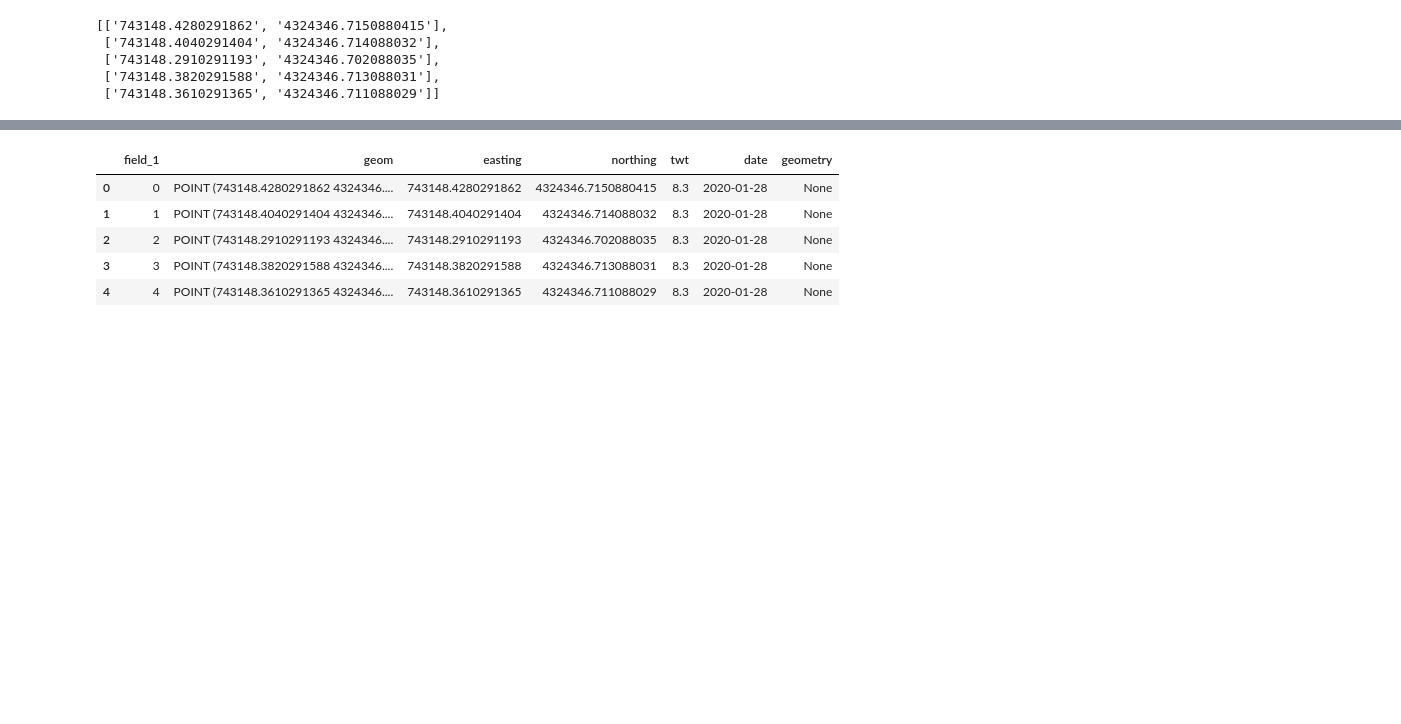
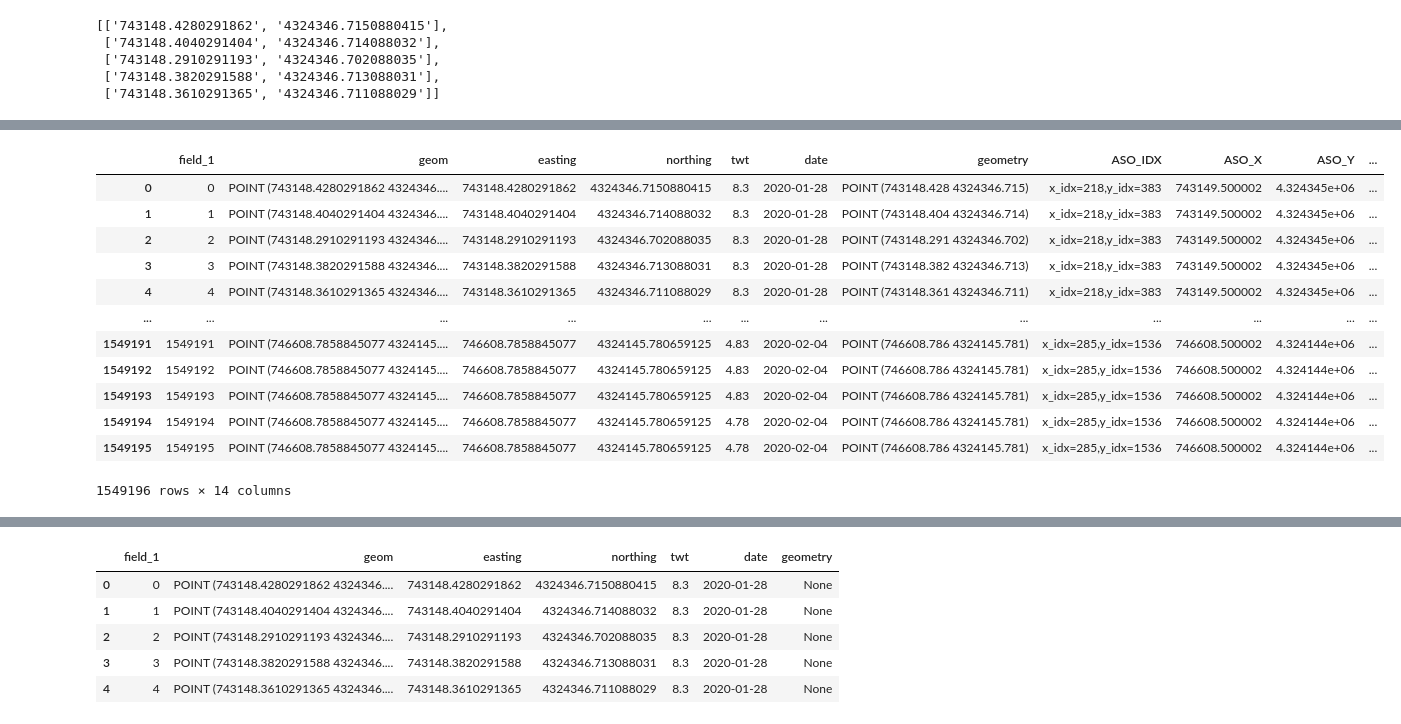
Before and after one commit to snowex-hackweek/coldfusion, a Jupyter notebook: contributors/sethv/database_query_tests.ipynb, the cells around one changed output, grey strips where cells are left out. Saved outputs shown, nothing was run; the diff lists cells and outputs as text; code cells hidden in the pictures; blank space fills up the shorter version.

```diff
--- a/contributors/sethv/database_query_tests.ipynb
+++ b/contributors/sethv/database_query_tests.ipynb
@@ -508,6 +549,7 @@ query = query.filter(gfunc.ST_Intersects(ImageData.raster, wkb_element))
 result = query.all()
 print(result)
 
-aso_2020_02_13_raster = raster_to_rasterio(session, result)[0].read(1, masked=True)
+aso_2020_02_13_rio = raster_to_rasterio(session, result)[0]
+aso_2020_02_13_raster = aso_2020_02_13_rio.read(1, masked=True)
 # %% [output]
 [(<memory at 0x...>,)]
@@ -542,0 +558,16 @@ numpy.ma.core.MaskedArray
+# %%
+%%time
+# Retrieve ASO SWE tiles for this date and bbox
+# https://snowexsql.readthedocs.io/en/latest/gallery/raster_union_and_more_example.html
+query = session.query(func.ST_AsTiff(func.ST_Clip(func.ST_Union(ImageData.raster, type_=Raster), wkb_element)))
+query = query.filter(ImageData.observers == "ASO Inc.")
+query = query.filter(ImageData.type == "swe")
+query = query.filter(ImageData.date == "2020-02-13")
+
+# Filter the query by bounding box
+query = query.filter(gfunc.ST_Intersects(ImageData.raster, wkb_element))
+
+result = query.all()
+print(result)
+aso_2020_02_13_swe_rio = raster_to_rasterio(session, result)[0]
+aso_2020_02_13_swe_raster = aso_2020_02_13_swe_rio.read(1, masked=True)
@@ -696,13 +737,3 @@ len(raster_values_at_points)
 aso_2020_02_13_rio.bounds
 # %% [output]
 BoundingBox(left=741999.000001556, bottom=4321997.9998874515, right=747003.0000015682, top=4325000.999887459)
-# %%
-x, y = 745678, 4324321
-pixel_idx_x, pixel_idx_y = aso_2020_02_13_rio.index(x, y) # origin is top left or bottom left?
-pixel_center_x, pixel_center_y = aso_2020_02_13_rio.xy(pixel_idx_x, pixel_idx_y)
-print(f"Started with the GPR point x, y = ({x}, {y})")
-print(f"Nearest pixel is at row {pixel_idx_y} and column {pixel_idx_x} \n\t-> centered at ({pixel_center_x}, {pixel_center_y})")
-print(f"\tPixel value for aso 02-02-20 depth is: ???")
-print(f"\tPixel value for aso 02-02-20 swe is: ???")
-print(f"\tPixel value for aso 02-13-20 depth is: ", aso_2020_02_13_raster[pixel_idx_x, pixel_idx_y])
-print(f"\tPixel value for aso 02-13-20 swe is: ???")
@@ -779,0 +869,11 @@ def f(row):
+# %%
+%%time
+## This is very slow (minutes?) - we could try using the database, query is roughly:
+## select GPR_xy, GPR_columns, value_of_rasters_near_GPR_xy
+## from some sort of join of the GPR + Image tables
+## where the xy is inside our BBOX
+## 100000 rows takes 30? seconds on medium instance
+## 1.5 million rows took 10 minutes
+df_of_new_columns = gdf.apply(lambda row: pd.Series(f(row), index=new_columns), axis=1)
+# gdf["aso_snow_depth_2020_02_13"] = gdf.apply(f, axis=1)
+df_of_new_columns
@@ -779,0 +898,18 @@ def f(row):
+# %%
+gdf_combined = pd.concat([gdf,df_of_new_columns], axis=1)
+gdf_combined.geometry = gpd.points_from_xy(gdf_combined["easting"], gdf_combined["northing"])
+gdf_combined
+# %% [output]
+|  | field_1 | geom | easting | northing | twt | date | geometry | ASO_IDX | ASO_X | ASO_Y | ... |
+| 0 | 0 | POINT (743148.4280291862 4324346.... | 743148.4280291862 | 4324346.7150880415 | 8.3 | 2020-01-28 | POINT (743148.428 4324346.715) | x_idx=218,y_idx=383 | 743149.500002 | 4.324345e+06 | ... |
+| 1 | 1 | POINT (743148.4040291404 4324346.... | 743148.4040291404 | 4324346.714088032 | 8.3 | 2020-01-28 | POINT (743148.404 4324346.714) | x_idx=218,y_idx=383 | 743149.500002 | 4.324345e+06 | ... |
+| 2 | 2 | POINT (743148.2910291193 4324346.... | 743148.2910291193 | 4324346.702088035 | 8.3 | 2020-01-28 | POINT (743148.291 4324346.702) | x_idx=218,y_idx=383 | 743149.500002 | 4.324345e+06 | ... |
+| 3 | 3 | POINT (743148.3820291588 4324346.... | 743148.3820291588 | 4324346.713088031 | 8.3 | 2020-01-28 | POINT (743148.382 4324346.713) | x_idx=218,y_idx=383 | 743149.500002 | 4.324345e+06 | ... |
+| 4 | 4 | POINT (743148.3610291365 4324346.... | 743148.3610291365 | 4324346.711088029 | 8.3 | 2020-01-28 | POINT (743148.361 4324346.711) | x_idx=218,y_idx=383 | 743149.500002 | 4.324345e+06 | ... |
+| ... | ... | ... | ... | ... | ... | ... | ... | ... | ... | ... | ... |
+| 1549191 | 1549191 | POINT (746608.7858845077 4324145.... | 746608.7858845077 | 4324145.780659125 | 4.83 | 2020-02-04 | POINT (746608.786 4324145.781) | x_idx=285,y_idx=1536 | 746608.500002 | 4.324144e+06 | ... |
+| 1549192 | 1549192 | POINT (746608.7858845077 4324145.... | 746608.7858845077 | 4324145.780659125 | 4.83 | 2020-02-04 | POINT (746608.786 4324145.781) | x_idx=285,y_idx=1536 | 746608.500002 | 4.324144e+06 | ... |
+| 1549193 | 1549193 | POINT (746608.7858845077 4324145.... | 746608.7858845077 | 4324145.780659125 | 4.83 | 2020-02-04 | POINT (746608.786 4324145.781) | x_idx=285,y_idx=1536 | 746608.500002 | 4.324144e+06 | ... |
+| 1549194 | 1549194 | POINT (746608.7858845077 4324145.... | 746608.7858845077 | 4324145.780659125 | 4.78 | 2020-02-04 | POINT (746608.786 4324145.781) | x_idx=285,y_idx=1536 | 746608.500002 | 4.324144e+06 | ... |
+| 1549195 | 1549195 | POINT (746608.7858845077 4324145.... | 746608.7858845077 | 4324145.780659125 | 4.78 | 2020-02-04 | POINT (746608.786 4324145.781) | x_idx=285,y_idx=1536 | 746608.500002 | 4.324144e+06 | ... |
+1549196 rows × 14 columns
```
Also changed, not shown: parts of 50 cells of this notebook.
